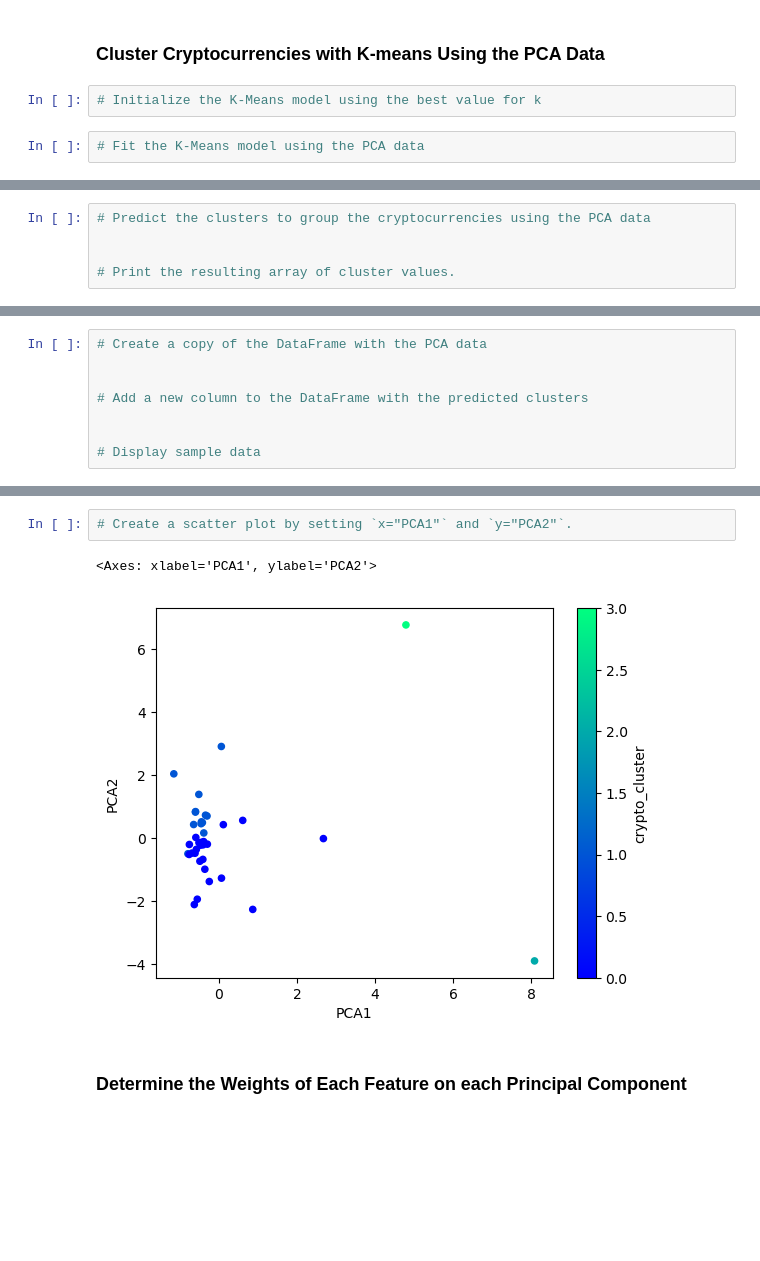
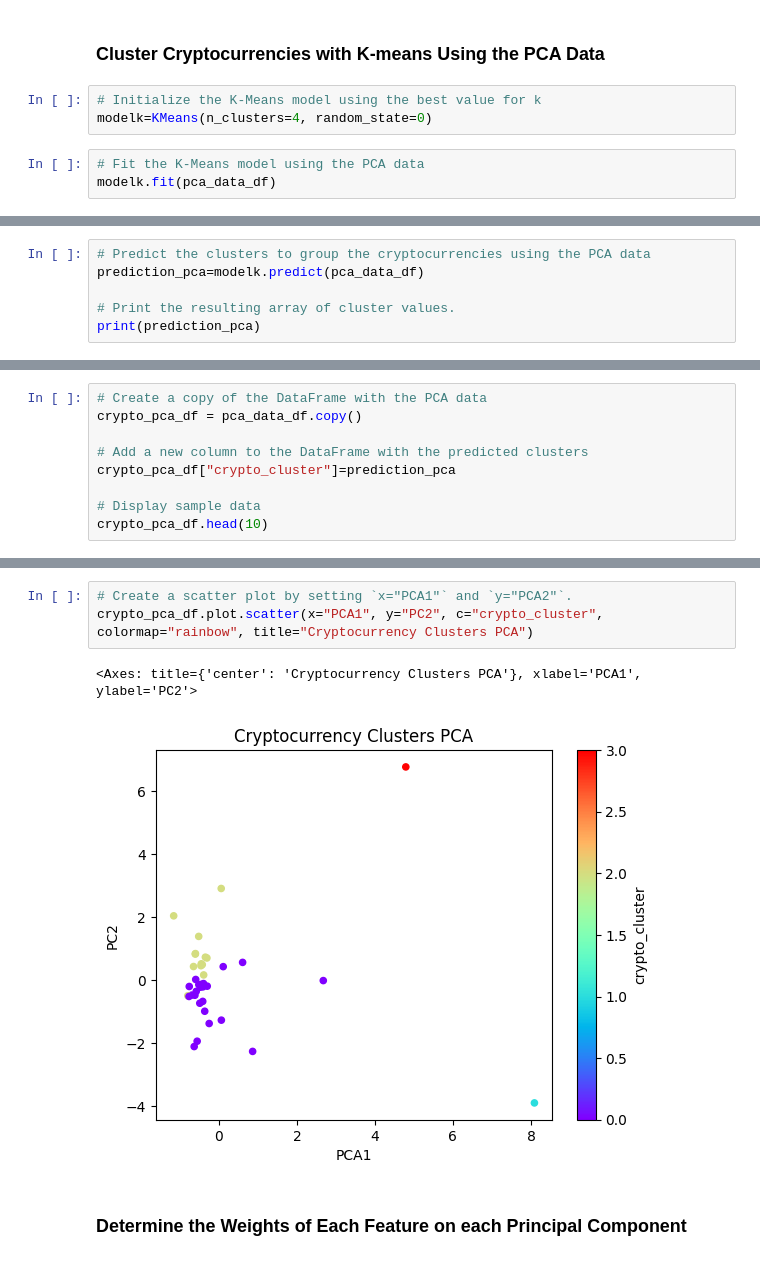
Before and after one commit to edsalashub/CryptoClustering, a Jupyter notebook: Crypto_Clustering_starter_code.ipynb, the cells around one changed output, grey strips where cells are left out. Saved outputs shown, nothing was run; the diff lists cells and outputs as text; blank space fills up the shorter version.

```diff
--- a/Crypto_Clustering_starter_code.ipynb
+++ b/Crypto_Clustering_starter_code.ipynb
@@ -266,5 +300,7 @@ array([0.3719856 , 0.34700813, 0.17603793])
 ### Cluster Cryptocurrencies with K-means Using the PCA Data
 # %%
 # Initialize the K-Means model using the best value for k
+modelk=KMeans(n_clusters=4, random_state=0)
 # %%
 # Fit the K-Means model using the PCA data
+modelk.fit(pca_data_df)
@@ -271,5 +309,6 @@ array([0.3719856 , 0.34700813, 0.17603793])
 # %%
 # Predict the clusters to group the cryptocurrencies using the PCA data
-
+prediction_pca=modelk.predict(pca_data_df)
 
 # Print the resulting array of cluster values.
+print(prediction_pca)
@@ -276,9 +318,10 @@ array([0.3719856 , 0.34700813, 0.17603793])
 # %%
 # Create a copy of the DataFrame with the PCA data
-
+crypto_pca_df = pca_data_df.copy()
 
 # Add a new column to the DataFrame with the predicted clusters
-
+crypto_pca_df["crypto_cluster"]=prediction_pca
 
 # Display sample data
+crypto_pca_df.head(10)
 # %% [output]
@@ -292,8 +340,9 @@ array([0.3719856 , 0.34700813, 0.17603793])
 # %%
 # Create a scatter plot by setting `x="PCA1"` and `y="PCA2"`.
+crypto_pca_df.plot.scatter(x="PCA1", y="PC2", c="crypto_cluster", colormap="rainbow", title="Cryptocurrency Clusters PCA")
 # %% [output]
-<Axes: xlabel='PCA1', ylabel='PCA2'>
+<Axes: title={'center': 'Cryptocurrency Clusters PCA'}, xlabel='PCA1', ylabel='PC2'>
-[figure, old version]
+[figure, new version]
 # %% [markdown]
 ### Determine the Weights of Each Feature on each Principal Component
 # %%
```
Also changed, not shown: parts of 16 cells of this notebook.
